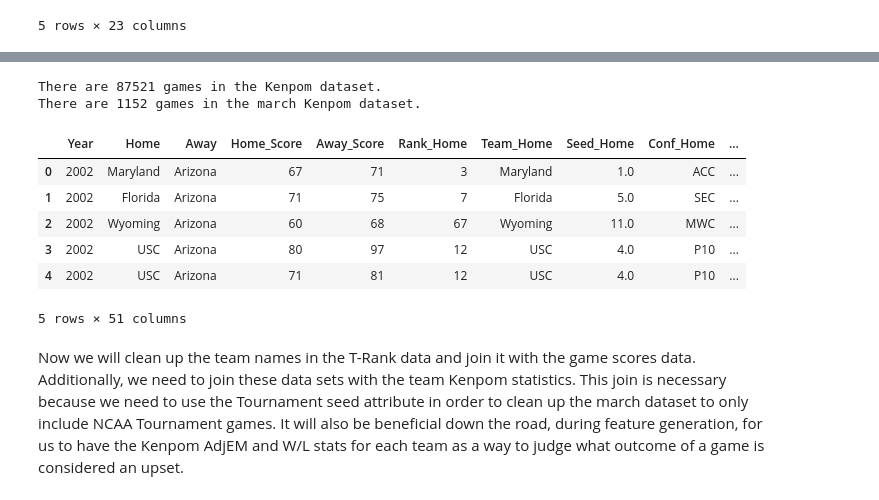
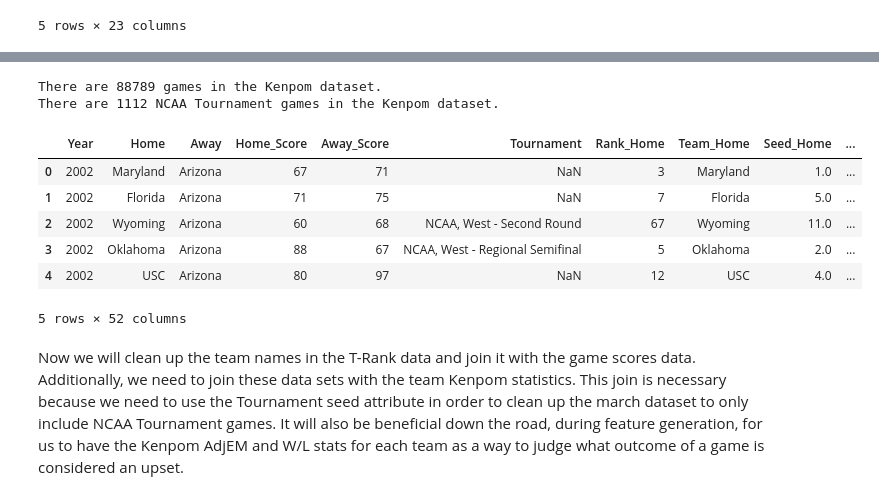
Before and after one commit to pjmartinkus/College_Basketball, a Jupyter notebook: Notebooks/Data Preparation and Cleaning.ipynb, the cells around one changed output, grey strips where cells are left out. Drawn from its saved outputs; the diff is of its cells as text; code cells hidden in the pictures.

```diff
--- a/Notebooks/Data Preparation and Cleaning.ipynb
+++ b/Notebooks/Data Preparation and Cleaning.ipynb
@@ -51,20 +46,20 @@ for year in range(2002, this_year):
     # Load this year's data and clean up the school names to match up with scores data
     data_kenpom = pd.read_csv('{0}Kenpom/{1}_kenpom.csv'.format(path, year))
     kenpom_data[year] = cbb.update_kenpom(data_kenpom)
-    assert len(cbb.check_for_missing_names(regular_season[year], kenpom_data[year], False)) == 0
+    assert len(cbb.check_for_missing_names(scores_data[year], kenpom_data[year], False)) == 0
 
-    # TRank data starts in 2008 and the team name column is called school instead of team
+    # TRank data starts in 2008
     if year > 2007:
         data_TRank =  pd.read_csv('{0}TRank/{1}_TRank.csv'.format(path, year))
         TRank_data[year] = cbb.update_TRank(data_TRank)
-        assert len(cbb.check_for_missing_names(regular_season[year], TRank_data[year], False)) == 0
+        assert len(cbb.check_for_missing_names(scores_data[year], TRank_data[year], False)) == 0
 
-    # Basic stats data starts in 2010
+    # Basic stats data starts in 2010 and the team name column is called school instead of team
     if year > 2009:
         data_stats =  pd.read_csv('{0}SportsReference/{1}_stats.csv'.format(path, year))
         data_stats = data_stats.rename(index=str, columns={'School': 'Team'})
         stats_data[year] = cbb.update_basic(data_stats)
-        assert len(cbb.check_for_missing_names(regular_season[year], stats_data[year], False)) == 0
+        assert len(cbb.check_for_missing_names(scores_data[year], stats_data[year], False)) == 0
 # %%
 # Lets take a quick look at one of the datasets
 kenpom_data[2013].head()
@@ -83,57 +78,39 @@ Now that the school names from each data set matches up, we can join the kenpom
 # %%
 # Save the paths to the data
 save_path = '../Data/Combined_Data/'
 
 # Save the joined tables in dictionaries
-regular = {}
-march = {}
+data = {}
 
 # We need to first join datasets from the same year
 for year in range(2002, this_year):
 
     # Join the dataframes to get kenpom for both home and away team
-    regular[year] = pd.merge(regular_season[year], kenpom_data[year], left_on='Home', right_on='Team', sort=False)
-    regular[year] = pd.merge(regular[year], kenpom_data[year], left_on='Away', right_on='Team',
+    data[year] = pd.merge(scores_data[year], kenpom_data[year], left_on='Home', right_on='Team', sort=False)
+    data[year] = pd.merge(data[year], kenpom_data[year], left_on='Away', right_on='Team',
                              suffixes=('_Home', '_Away'), sort=False)
 
-    # Do the same for the march data (No march data for this year yet)
-    if year < this_year - 1:
-        march[year] = pd.merge(march_madness[year], kenpom_data[year], left_on='Home', right_on='Team', sort=False)
-        march[year] = pd.merge(march[year], kenpom_data[year], left_on='Away', right_on='Team',
-                                 suffixes=('_Home', '_Away'), sort=False)
+    # Add a column to indicate the year
+    data[year].insert(0, 'Year', year)
 
-        # Move non-tournament games to regular season data
-        other_games = march[year][march[year]['Seed_Home'].isnull()]
-        regular[year] = pd.concat([regular[year], other_games], ignore_index=True)
-        march[year].drop(other_games.index, inplace=True)
-
-    # Add a column to indicate the year
-    regular[year].insert(0, 'Year', year)
-    if year < this_year - 1:
-        march[year].insert(0, 'Year', year)
-
-# Combine the data for every year
-regular_df = pd.concat(regular, ignore_index=True)
-march_df = pd.concat(march, ignore_index=True)
-
-# Save the data to csv files
-regular_df.to_csv('{0}Kenpom.csv'.format(save_path), index=False)
-march_df.to_csv('{0}Kenpom_march.csv'.format(save_path), index=False)
+# Combine the data for every year and save to csv
+kenpom_df = pd.concat(data, ignore_index=True)
+kenpom_df.to_csv('{0}Kenpom.csv'.format(save_path), index=False)
 
 # Lets take a look at the data set
-print("There are {} games in the Kenpom dataset.".format(len(regular_df)))
-print("There are {} games in the march Kenpom dataset.".format(len(march_df)))
-regular_df.head()
+print("There are {} games in the Kenpom dataset.".format(len(kenpom_df)))
+print("There are {} NCAA Tournament games in the Kenpom dataset.".format(len(cbb.filter_tournament(kenpom_df))))
+kenpom_df.head()
 # %% [output]
-There are 87521 games in the Kenpom dataset.
-There are 1152 games in the march Kenpom dataset.
+There are 88789 games in the Kenpom dataset.
+There are 1112 NCAA Tournament games in the Kenpom dataset.
-|  | Year | Home | Away | Home_Score | Away_Score | Rank_Home | Team_Home | Seed_Home | Conf_Home | ... |
-| 0 | 2002 | Maryland | Arizona | 67 | 71 | 3 | Maryland | 1.0 | ACC | ... |
-| 1 | 2002 | Florida | Arizona | 71 | 75 | 7 | Florida | 5.0 | SEC | ... |
-| 2 | 2002 | Wyoming | Arizona | 60 | 68 | 67 | Wyoming | 11.0 | MWC | ... |
-| 3 | 2002 | USC | Arizona | 80 | 97 | 12 | USC | 4.0 | P10 | ... |
-| 4 | 2002 | USC | Arizona | 71 | 81 | 12 | USC | 4.0 | P10 | ... |
+|  | Year | Home | Away | Home_Score | Away_Score | Tournament | Rank_Home | Team_Home | Seed_Home | ... |
+| 0 | 2002 | Maryland | Arizona | 67 | 71 | NaN | 3 | Maryland | 1.0 | ... |
+| 1 | 2002 | Florida | Arizona | 71 | 75 | NaN | 7 | Florida | 5.0 | ... |
+| 2 | 2002 | Wyoming | Arizona | 60 | 68 | NCAA, West - Second Round | 67 | Wyoming | 11.0 | ... |
+| 3 | 2002 | Oklahoma | Arizona | 88 | 67 | NCAA, West - Regional Semifinal | 5 | Oklahoma | 2.0 | ... |
+| 4 | 2002 | USC | Arizona | 80 | 97 | NaN | 12 | USC | 4.0 | ... |
-5 rows × 51 columns
+5 rows × 52 columns
 # %% [markdown]
 Now we will clean up the team names in the T-Rank data and join it with the game scores data. Additionally, we need to join these data sets with the team Kenpom statistics. This join is necessary because we need to use the Tournament seed attribute in order to clean up the march dataset to only include NCAA Tournament games. It will also be beneficial down the road, during feature generation, for us to have the Kenpom AdjEM and W/L stats for each team as a way to judge what outcome of a game is considered an upset.
 # %%
```
Also changed, not shown: parts of 5 cells of this notebook, 1 other file.
